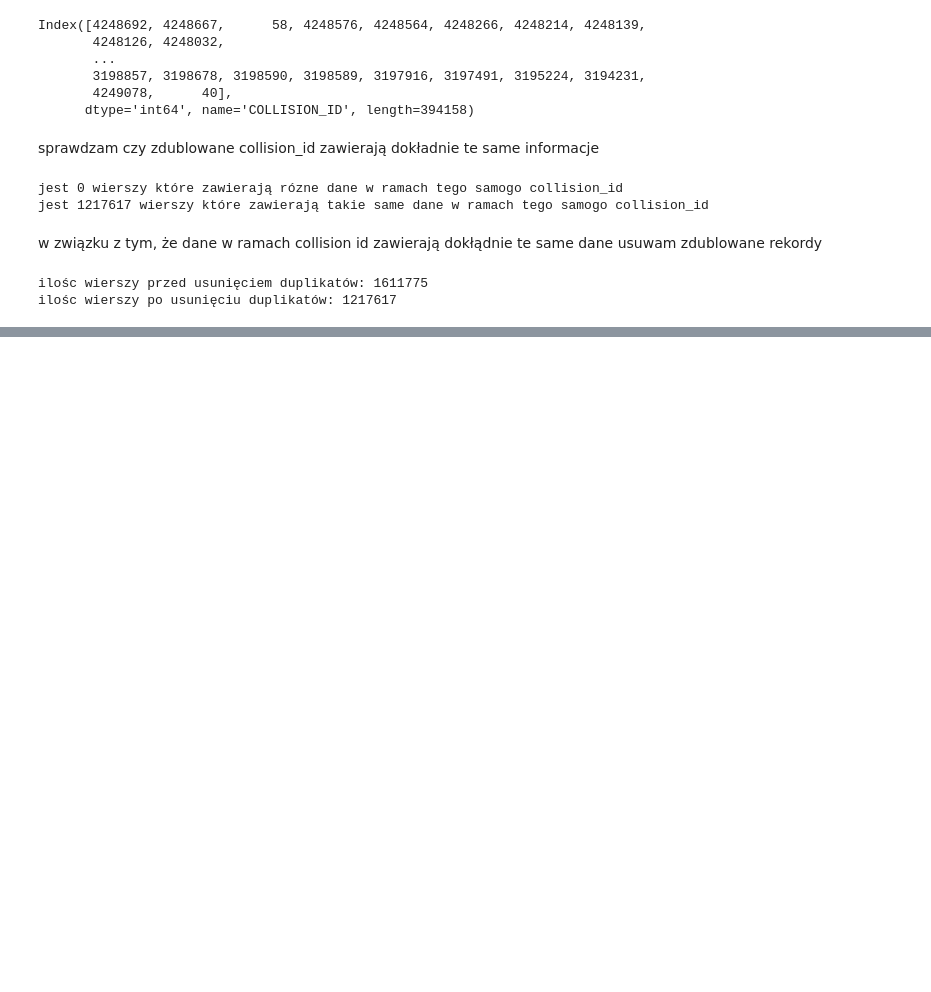
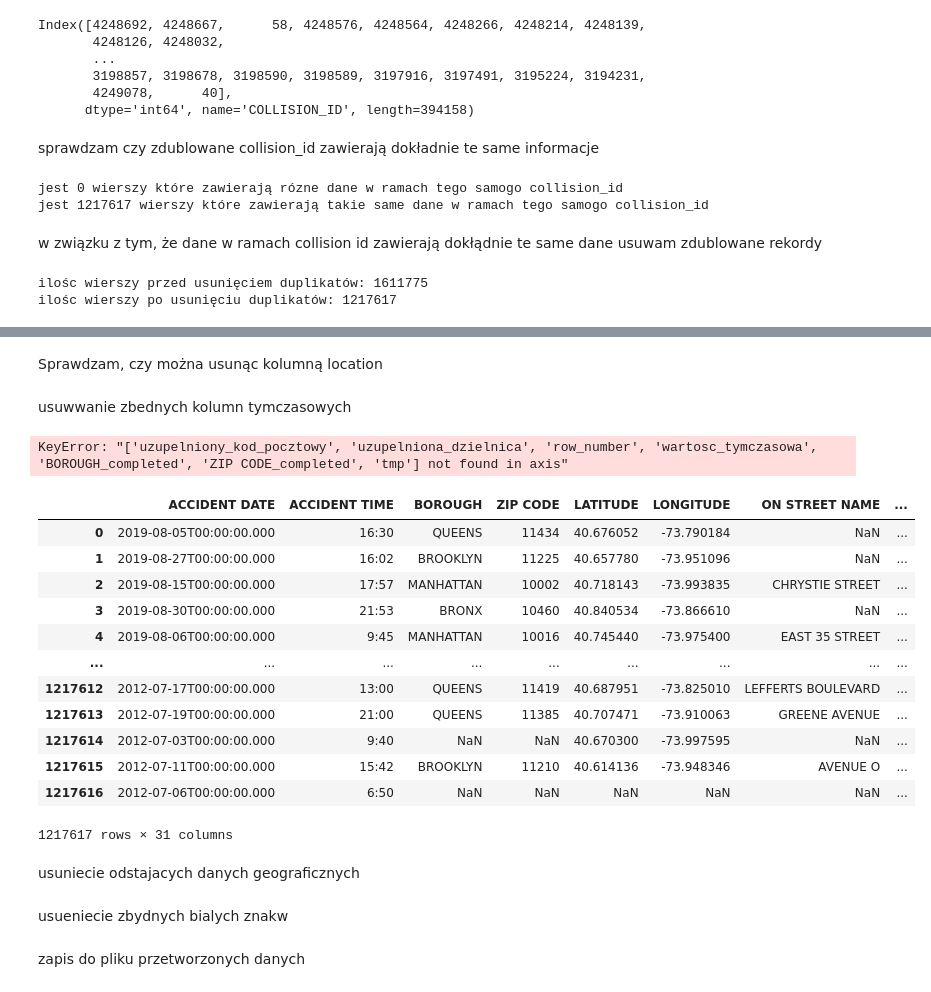
Before and after one commit to PiotrDerewonko/PracaDyplomowaAnalitykaDanych, a Jupyter notebook: przygotowanie_danych.ipynb, the cells around one changed output, grey strips where cells are left out. Cells and saved outputs as stored; diff of their text form; code cells hidden in the pictures; blank space fills up the shorter version.

Commit message:
ekport danych i prace nad mapa

```diff
--- a/przygotowanie_danych.ipynb
+++ b/przygotowanie_danych.ipynb
@@ -141,0 +712,20 @@ ilośc wierszy po usunięciu duplikatów: 1217617
+# %%
+data['CONTRIBUTING FACTOR VEHICLE 1'] = data['CONTRIBUTING FACTOR VEHICLE 1'].str.upper()
+data['CONTRIBUTING FACTOR VEHICLE 2'] = data['CONTRIBUTING FACTOR VEHICLE 2'].str.upper()
+data['CONTRIBUTING FACTOR VEHICLE 3'] = data['CONTRIBUTING FACTOR VEHICLE 3'].str.upper()
+data['CONTRIBUTING FACTOR VEHICLE 4'] = data['CONTRIBUTING FACTOR VEHICLE 4'].str.upper()
+data['CONTRIBUTING FACTOR VEHICLE 5'] = data['CONTRIBUTING FACTOR VEHICLE 5'].str.upper()
+data.loc[(data['CONTRIBUTING FACTOR VEHICLE 1']=='80') | (data['CONTRIBUTING FACTOR VEHICLE 1']=='1'), 'CONTRIBUTING FACTOR VEHICLE 1'] = 'UNSPECIFIED'
+data.loc[(data['CONTRIBUTING FACTOR VEHICLE 1']=='ILLNES') , 'CONTRIBUTING FACTOR VEHICLE 1'] = 'ILLNESS'
+data.loc[(data['CONTRIBUTING FACTOR VEHICLE 1']=='REACTION TO OTHER UNINVOLVED VEHICLE') , 'CONTRIBUTING FACTOR VEHICLE 1'] = 'REACTION TO UNINVOLVED VEHICLE'
+data.loc[(data['CONTRIBUTING FACTOR VEHICLE 1'].isna()) , 'CONTRIBUTING FACTOR VEHICLE 1'] = 'EMPTY'
+data.loc[(data['CONTRIBUTING FACTOR VEHICLE 2']=='80') | (data['CONTRIBUTING FACTOR VEHICLE 2']=='1'), 'CONTRIBUTING FACTOR VEHICLE 2'] = 'UNSPECIFIED'
+data.loc[(data['CONTRIBUTING FACTOR VEHICLE 2'].isna()) , 'CONTRIBUTING FACTOR VEHICLE 2'] = 'EMPTY'
+data.loc[(data['CONTRIBUTING FACTOR VEHICLE 2']=='ILLNES') , 'CONTRIBUTING FACTOR VEHICLE 2'] = 'ILLNESS'
+data.loc[(data['CONTRIBUTING FACTOR VEHICLE 2']=='REACTION TO OTHER UNINVOLVED VEHICLE') , 'CONTRIBUTING FACTOR VEHICLE 2'] = 'REACTION TO UNINVOLVED VEHICLE'
+data.loc[(data['CONTRIBUTING FACTOR VEHICLE 3']=='80') | (data['CONTRIBUTING FACTOR VEHICLE 3']=='1'), 'CONTRIBUTING FACTOR VEHICLE 3'] = 'UNSPECIFIED'
+data.loc[(data['CONTRIBUTING FACTOR VEHICLE 3'].isna()) , 'CONTRIBUTING FACTOR VEHICLE 3'] = 'EMPTY'
+data.loc[(data['CONTRIBUTING FACTOR VEHICLE 3']=='ILLNES') , 'CONTRIBUTING FACTOR VEHICLE 3'] = 'ILLNESS'
+data.loc[(data['CONTRIBUTING FACTOR VEHICLE 3']=='REACTION TO OTHER UNINVOLVED VEHICLE') , 'CONTRIBUTING FACTOR VEHICLE 3'] = 'REACTION TO UNINVOLVED VEHICLE'
+data.loc[(data['CONTRIBUTING FACTOR VEHICLE 4'].isna()) , 'CONTRIBUTING FACTOR VEHICLE 4'] = 'EMPTY'
+data.loc[(data['CONTRIBUTING FACTOR VEHICLE 5'].isna()) , 'CONTRIBUTING FACTOR VEHICLE 5'] = 'EMPTY'
@@ -141,0 +793,39 @@ ilośc wierszy po usunięciu duplikatów: 1217617
+# %% [markdown]
+Sprawdzam, czy można usunąc kolumną location
+# %%
+location_test = data[['LATITUDE', 'LONGITUDE', 'LOCATION']]
+location_test['part_LONG'] = location_test['LOCATION'].str.split(",").str[1].str.replace("'coordinates': [", '',
+                                                                                         regex=False)
+location_test['part_LAT'] = location_test['LOCATION'].str.split(",").str[2].str.replace(']}', '', regex=False)
+location_test['part_LONG'] = location_test['part_LONG'].astype(float)
+location_test['part_LAT'] = location_test['part_LAT'].astype(float)
+test_lat = location_test.loc[location_test['LATITUDE'] != location_test['part_LAT']].dropna(subset=['LOCATION'])
+test_long = location_test.loc[location_test['LONGITUDE'] != location_test['part_LONG']].dropna(subset=['LOCATION'])
+data = data.drop(columns=['LOCATION'])
+# %% [markdown]
+usuwwanie zbednych kolumn tymczasowych
+# %%
+data.loc[(data['uzupelniona_dzielnica'] ==True) & (data['brak_dzielnicy'] == True), 'brak_dzielnicy'] = False
+data.loc[(data['uzupelniony_kod_pocztowy'] ==True) & (data['brak_kodu'] == True), 'brak_kodu'] = False
+# %%
+data = data.drop(columns=['uzupelniony_kod_pocztowy', 'uzupelniona_dzielnica', 'row_number', 'wartosc_tymczasowa', 'BOROUGH_completed', 'ZIP CODE_completed', 'tmp'])
+# %% [output]
+KeyError: "['uzupelniony_kod_pocztowy', 'uzupelniona_dzielnica', 'row_number', 'wartosc_tymczasowa', 'BOROUGH_completed', 'ZIP CODE_completed', 'tmp'] not found in axis"
+# %%
+data
+# %% [output]
+|  | ACCIDENT DATE | ACCIDENT TIME | BOROUGH | ZIP CODE | LATITUDE | LONGITUDE | ON STREET NAME | ... |
+| 0 | 2019-08-05T00:00:00.000 | 16:30 | QUEENS | 11434 | 40.676052 | -73.790184 | NaN | ... |
+| 1 | 2019-08-27T00:00:00.000 | 16:02 | BROOKLYN | 11225 | 40.657780 | -73.951096 | NaN | ... |
+| 2 | 2019-08-15T00:00:00.000 | 17:57 | MANHATTAN | 10002 | 40.718143 | -73.993835 | CHRYSTIE STREET | ... |
+| 3 | 2019-08-30T00:00:00.000 | 21:53 | BRONX | 10460 | 40.840534 | -73.866610 | NaN | ... |
+| 4 | 2019-08-06T00:00:00.000 | 9:45 | MANHATTAN | 10016 | 40.745440 | -73.975400 | EAST 35 STREET | ... |
+| ... | ... | ... | ... | ... | ... | ... | ... | ... |
+| 1217612 | 2012-07-17T00:00:00.000 | 13:00 | QUEENS | 11419 | 40.687951 | -73.825010 | LEFFERTS BOULEVARD | ... |
+| 1217613 | 2012-07-19T00:00:00.000 | 21:00 | QUEENS | 11385 | 40.707471 | -73.910063 | GREENE AVENUE | ... |
+| 1217614 | 2012-07-03T00:00:00.000 | 9:40 | NaN | NaN | 40.670300 | -73.997595 | NaN | ... |
+| 1217615 | 2012-07-11T00:00:00.000 | 15:42 | BROOKLYN | 11210 | 40.614136 | -73.948346 | AVENUE O | ... |
+| 1217616 | 2012-07-06T00:00:00.000 | 6:50 | NaN | NaN | NaN | NaN | NaN | ... |
+1217617 rows × 31 columns
+# %% [markdown]
+ usuniecie odstajacych danych geograficznych
@@ -141,0 +835,2 @@ ilośc wierszy po usunięciu duplikatów: 1217617
+# %% [markdown]
+usueniecie zbydnych bialych znakw
@@ -141,0 +841,2 @@ ilośc wierszy po usunięciu duplikatów: 1217617
+# %% [markdown]
+zapis do pliku przetworzonych danych
```
Also changed, not shown: parts of 14 cells of this notebook, 2 other files.
